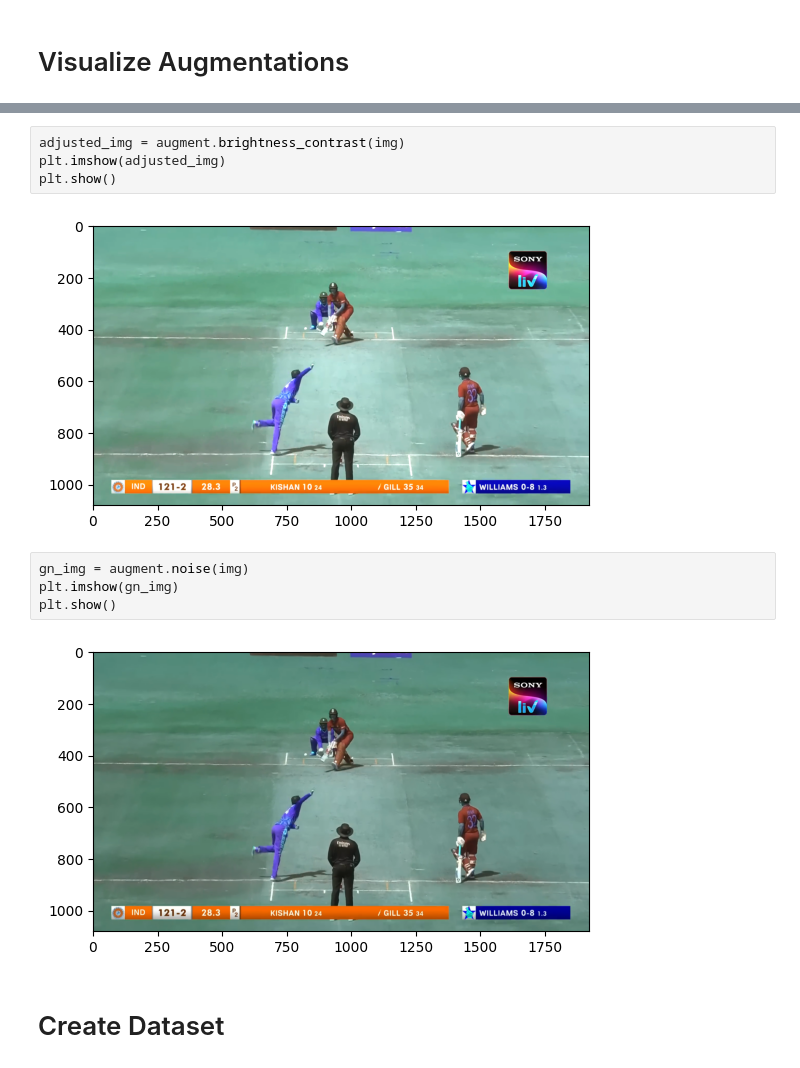
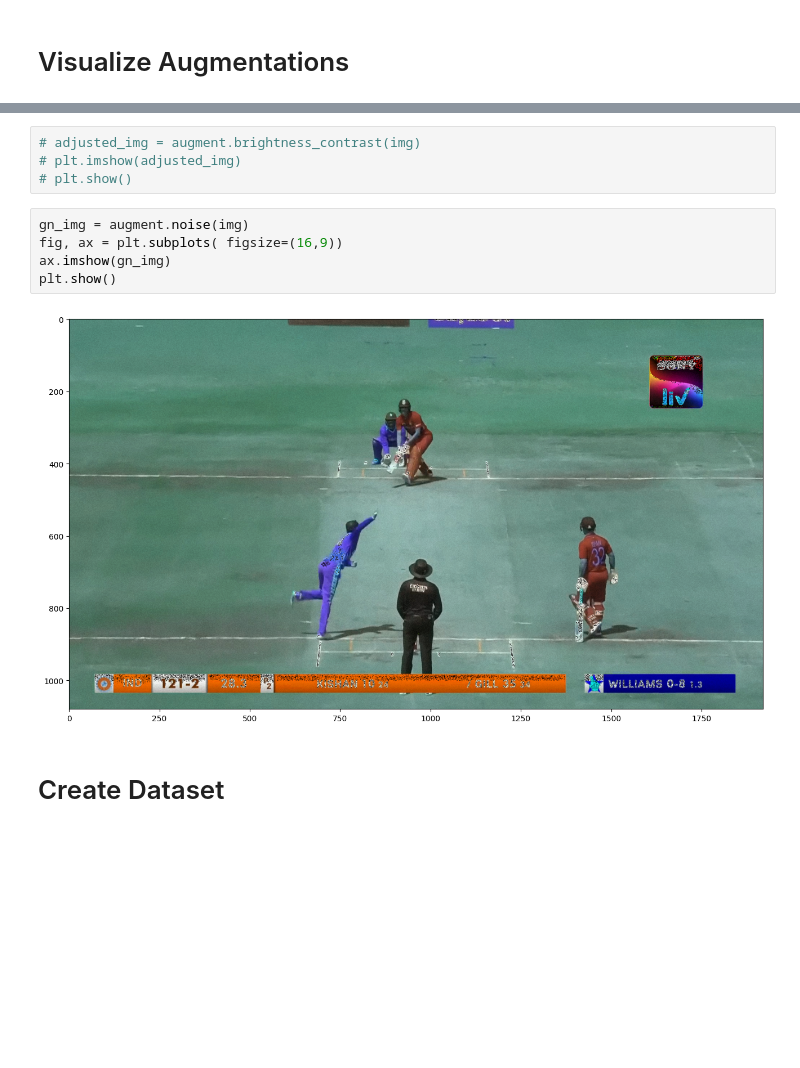
Before and after one commit to OsuraSenitha/third-umpire-decision-automation, a Jupyter notebook: backend/experiments/sandboxes/create-augmented-dataset.ipynb, the cells around one changed output, grey strips where cells are left out. Drawn from its saved outputs; the diff is of its cells as text; blank space fills up the shorter version.

Commit message:
augmented dataset

```diff
--- a/backend/experiments/sandboxes/create-augmented-dataset.ipynb
+++ b/backend/experiments/sandboxes/create-augmented-dataset.ipynb
@@ -89,15 +82,14 @@ plt.show()
 # %%
-adjusted_img = augment.brightness_contrast(img)
-plt.imshow(adjusted_img)
-plt.show()
+# adjusted_img = augment.brightness_contrast(img)
+# plt.imshow(adjusted_img)
+# plt.show()
-# %% [output]
-[figure, removed]
 # %%
 gn_img = augment.noise(img)
-plt.imshow(gn_img)
+fig, ax = plt.subplots( figsize=(16,9))
+ax.imshow(gn_img)
 plt.show()
 # %% [output]
-[figure, old version]
+[figure, new version]
 # %% [markdown]
 # Create Dataset
 # %%
```
Also changed, not shown: parts of 11 cells of this notebook, 4 other files.
